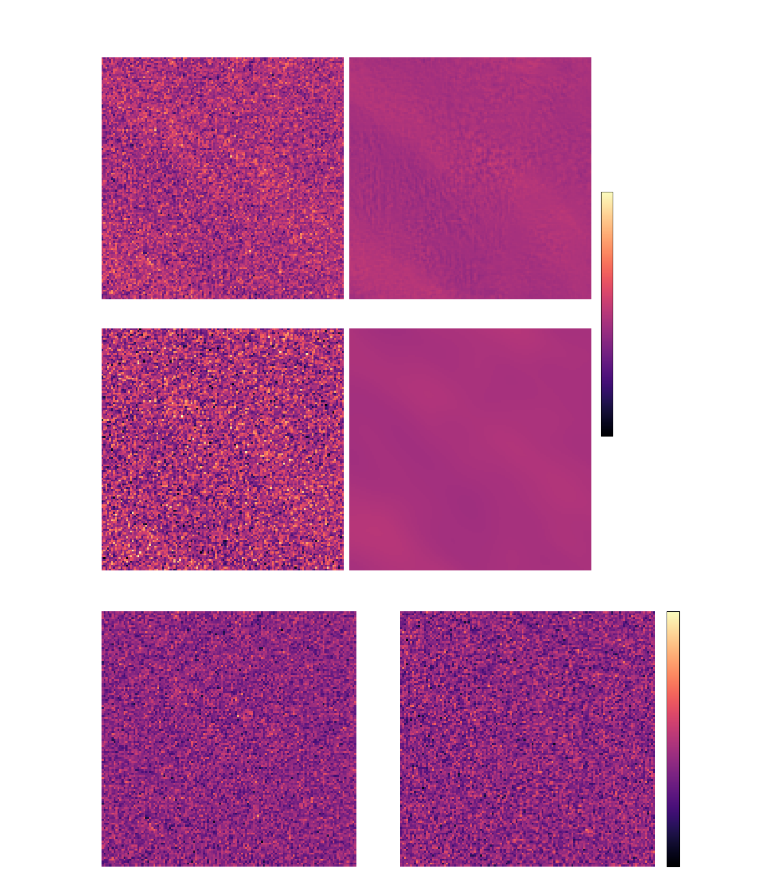
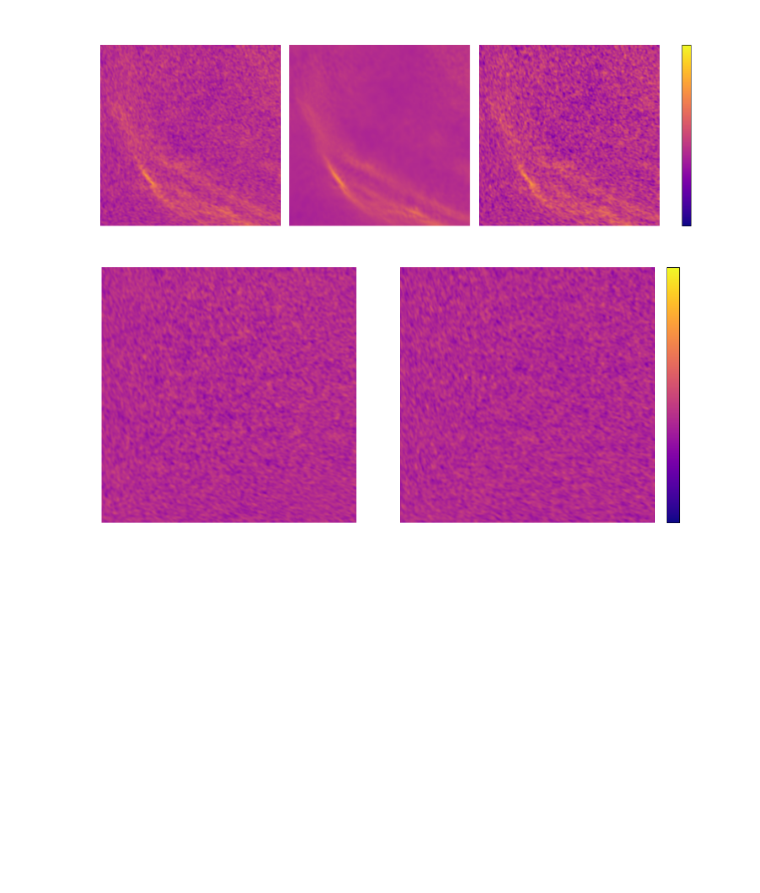
Before and after one commit to atsouros/ScatteringDenoising, a Jupyter notebook: planck_results_plot.ipynb, the cells around one changed output. Saved outputs shown, nothing was run; the diff lists cells and outputs as text; code cells hidden in the pictures; blank space fills up the shorter version.

```diff
--- a/planck_results_plot.ipynb
+++ b/planck_results_plot.ipynb
@@ -60,9 +71,9 @@ def low_pass_filter(image, k_max):
         return image
 # %%
 # Define patch number
-k_max = 70
-patch = "166"
-base_path = f"/Users/tsouros/Desktop/Planck data/BK_CMB_S4_north_patch/"
+k_max = None
+patch = "3"
+base_path = f"/Users/tsouros/Desktop/Planck data/BK_CMB_S4_north_patch_v4/"
 # %%
 # Get sorted list of file paths from Stokes_Q and Stokes_U directories
 nuisance_Q = sorted(glob.glob(f"{base_path}nuisance/patch_{patch}/Stokes_Q/patch_{patch}_noise_Q353*.npy"))
@@ -106,3 +115,7 @@ denoised = np.load(f"/Users/tsouros/Desktop/ScatteringDenoising/image_denoised_p
+# %%
+# denoised = np.load(f"/Users/tsouros/Desktop/Results/image_denoised_patch_{patch}.npy")
+samples = np.load(f"/Users/tsouros/Desktop/Results/samples_{patch}.npy")
+denoised = samples.mean(axis=0)  # shape: (2, 384, 384)
 # %%
 # image_I, image_Q, image_U = denoised[0], denoised[1], denoised[2]
 image_Q, image_U = margin_crop(denoised[0]), margin_crop(denoised[1])
@@ -276,5 +344,15 @@ def plot_CS(stokes, image_Q, image_U, data_Q, data_U, nuisance, k_max=20):
 # %%
-def plot_maps(stokes, image_Q, image_U, data_Q, data_U, Q_GNILC, U_GNILC, ran):
+def plot_maps_GNILC(stokes, image_Q, image_U, data_Q, data_U, Q_GNILC, U_GNILC, ran):
+
+    def apply_window(field):
+        """Apply a 2D Blackman-Harris window to suppress edge effects."""
+        ny, nx = field.shape
+        win_y = windows.blackmanharris(ny)
+        win_x = windows.blackmanharris(nx)
+        window_2d = np.outer(win_y, win_x)
+        return field * window_2d
+
+
     # Select appropriate Stokes fields
     if stokes == 'Q':
         image = image_Q
@@ -287,12 +365,22 @@ def plot_maps(stokes, image_Q, image_U, data_Q, data_U, Q_GNILC, U_GNILC, ran):
         gnilc = U_GNILC
         c_i = nuisance[np.random.randint(ran), 1]
 
+    # image = apply_window(image)
+    # data = apply_window(data)
+    # gnilc = apply_window(gnilc)
+    # c_i = apply_window(c_i)
+
+    # image = np.fft.fftshift(image)
+    # data = np.fft.fftshift(data)
+    # gnilc = np.fft.fftshift(gnilc)
+    # c_i = np.fft.fftshift(c_i)
+
     # Compute combined map
     combined = data + c_i
 
     # Fixed colorbar scale
     vmin, vmax = -0.1, 0.15
-    cmap = 'magma'
+    cmap = palet
     color = 'white'
 
     # Set up figure
@@ -341,8 +429,11 @@ def plot_noise(stokes, image_Q, image_U, data_Q, data_U, nuisance, ran):
     # Compute residual
     residual = data - image
 
+    # residual = np.fft.fftshift(residual)
+    # c_i = np.fft.fftshift(c_i)
+
     # Common settings
-    cmap = 'magma'
+    cmap = palet
     color = 'white'
 
     # Determine global color limits
@@ -388,11 +480,12 @@ plot_PS(stokes, image_Q, image_U, data_Q, data_U, Q_GNILC, U_GNILC, nuisance, k_
 # %%
 # Plot for both Q and U
 ran = np.random.randint(len(nuisance))
-plot_maps(stokes, image_Q, image_U, data_Q, data_U, Q_GNILC, U_GNILC, ran)
+plot_maps(stokes, image_Q, image_U, data_Q, data_U, nuisance, ran)
+
 plot_noise(stokes, image_Q, image_U, data_Q, data_U, nuisance, ran)
 # %% [output]
-[figure, old version]
+[figure, new version]
-[figure, old version]
+[figure, new version]
 # %%
 def plot_I(image_I, data_I, titles=(r"$s_I$", r"$d_I$")):
     """
```
Also changed, not shown: parts of 9 cells of this notebook, 26 other files.
